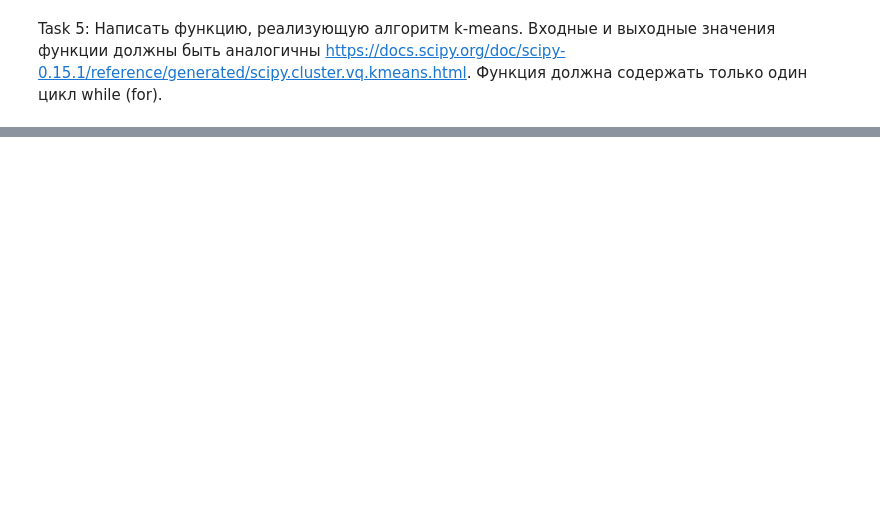
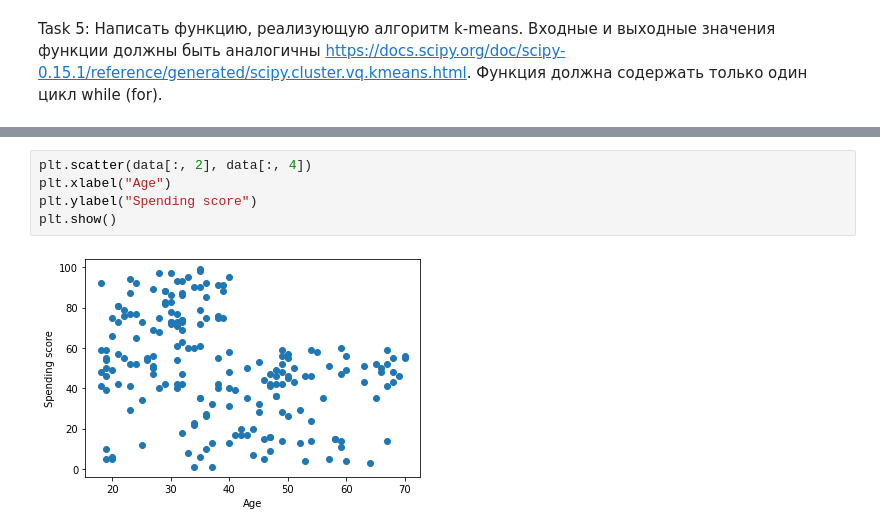
Before and after one commit to bulavkoEP/matprak, a Jupyter notebook: hometask_2.ipynb, the cells around one changed output, grey strips where cells are left out. Drawn from its saved outputs; the diff is of its cells as text; blank space fills up the shorter version.

```diff
--- a/hometask_2.ipynb
+++ b/hometask_2.ipynb
@@ -61,0 +120,7 @@ kmeans(obs, k_or_guess):
+# %%
+plt.scatter(data[:, 2], data[:, 4])
+plt.xlabel("Age")
+plt.ylabel("Spending score")
+plt.show()
+# %% [output]
+[figure, added]
```
Also changed, not shown: parts of 10 cells of this notebook.
